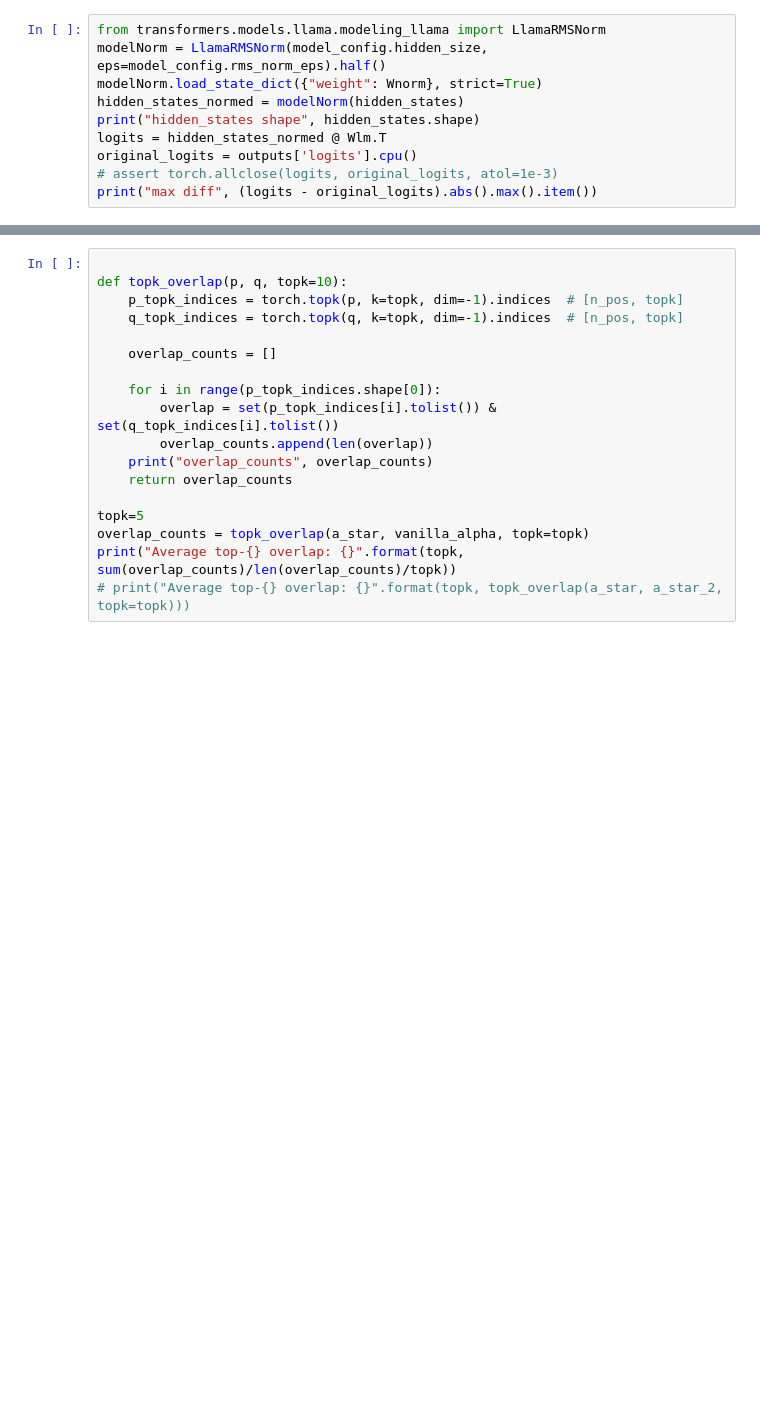
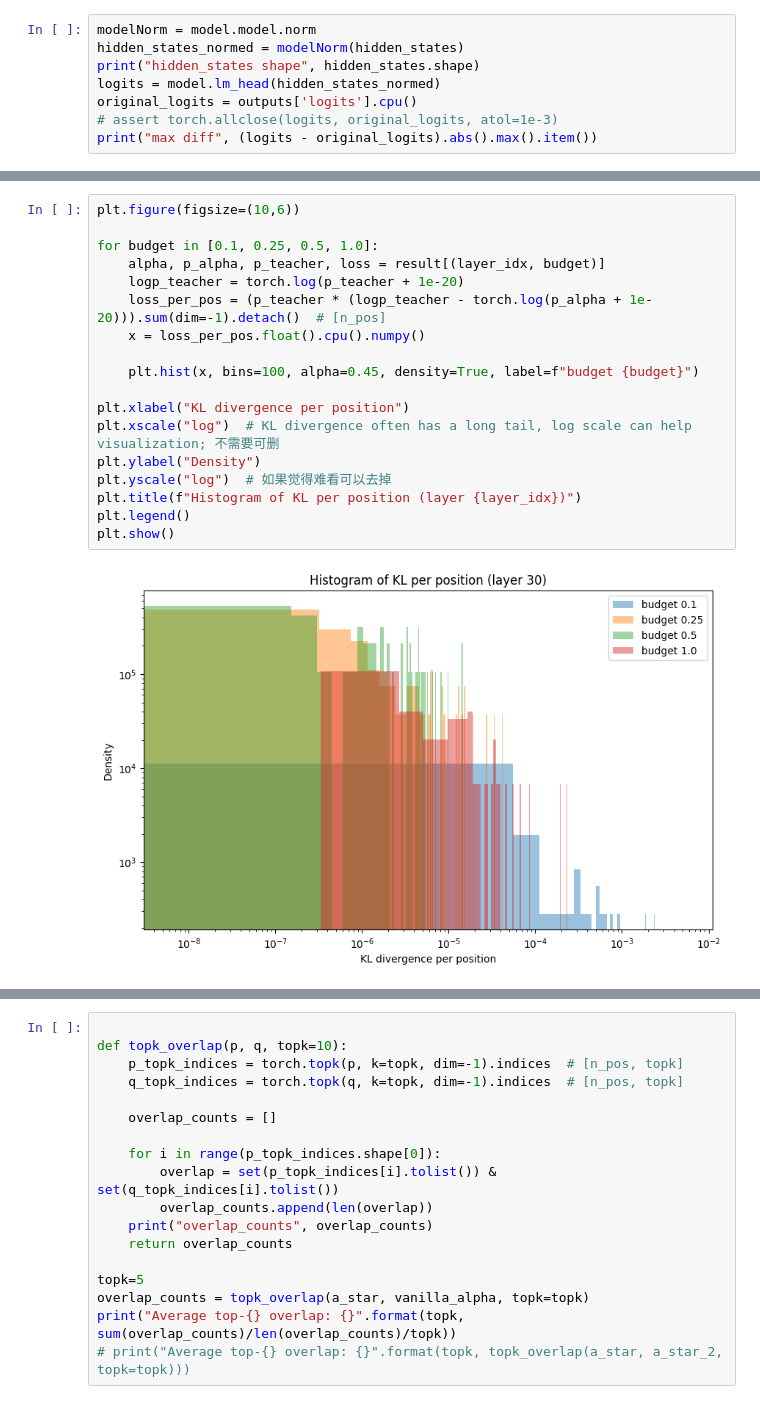
Before and after one commit to Kevin-lkw/interattn, a Jupyter notebook: llama/script/analyse_v.ipynb, the cells around one changed output, grey strips where cells are left out. Drawn from its saved outputs; the diff is of its cells as text; blank space fills up the shorter version.

```diff
--- a/llama/script/analyse_v.ipynb
+++ b/llama/script/analyse_v.ipynb
@@ -189,10 +142,8 @@ residual = hidden_states
 # %%
-from transformers.models.llama.modeling_llama import LlamaRMSNorm
-modelNorm = LlamaRMSNorm(model_config.hidden_size, eps=model_config.rms_norm_eps).half()
-modelNorm.load_state_dict({"weight": Wnorm}, strict=True)
+modelNorm = model.model.norm
 hidden_states_normed = modelNorm(hidden_states)
 print("hidden_states shape", hidden_states.shape)
-logits = hidden_states_normed @ Wlm.T
+logits = model.lm_head(hidden_states_normed)
 original_logits = outputs['logits'].cpu()
 # assert torch.allclose(logits, original_logits, atol=1e-3)
 print("max diff", (logits - original_logits).abs().max().item())
@@ -462,0 +651,20 @@ top1_mass 0.8616229295730591
+# %%
+plt.figure(figsize=(10,6))
+
+for budget in [0.1, 0.25, 0.5, 1.0]:
+    alpha, p_alpha, p_teacher, loss = result[(layer_idx, budget)]
+    logp_teacher = torch.log(p_teacher + 1e-20)
+    loss_per_pos = (p_teacher * (logp_teacher - torch.log(p_alpha + 1e-20))).sum(dim=-1).detach()  # [n_pos]
+    x = loss_per_pos.float().cpu().numpy()
+
+    plt.hist(x, bins=100, alpha=0.45, density=True, label=f"budget {budget}")
+
+plt.xlabel("KL divergence per position")
+plt.xscale("log")  # KL divergence often has a long tail, log scale can help visualization; 不需要可删
+plt.ylabel("Density")
+plt.yscale("log")  # 如果觉得难看可以去掉
+plt.title(f"Histogram of KL per position (layer {layer_idx})")
+plt.legend()
+plt.show()
+# %% [output]
+[figure, added]
```
Also changed, not shown: parts of 25 cells of this notebook, 10 other files.
